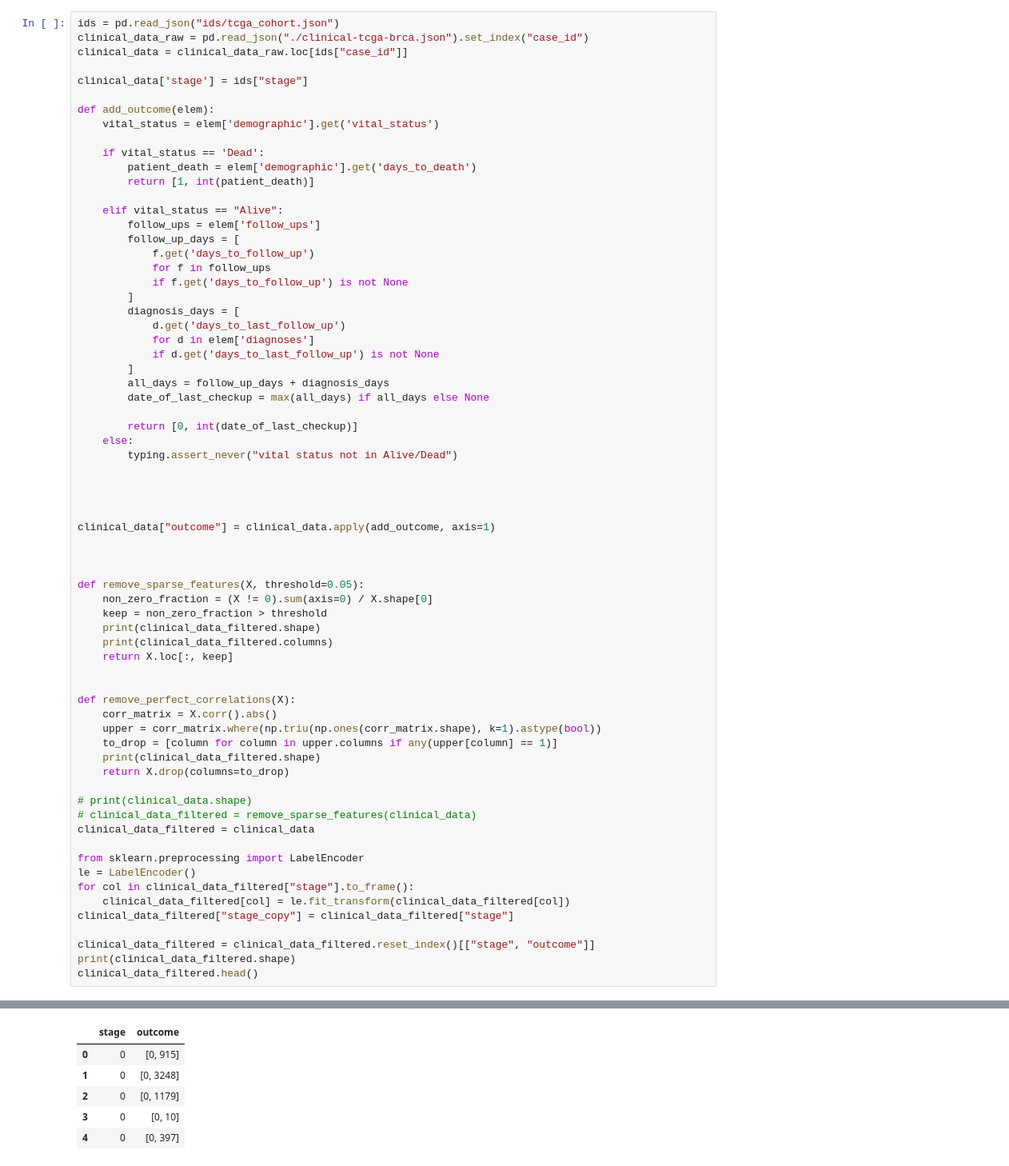
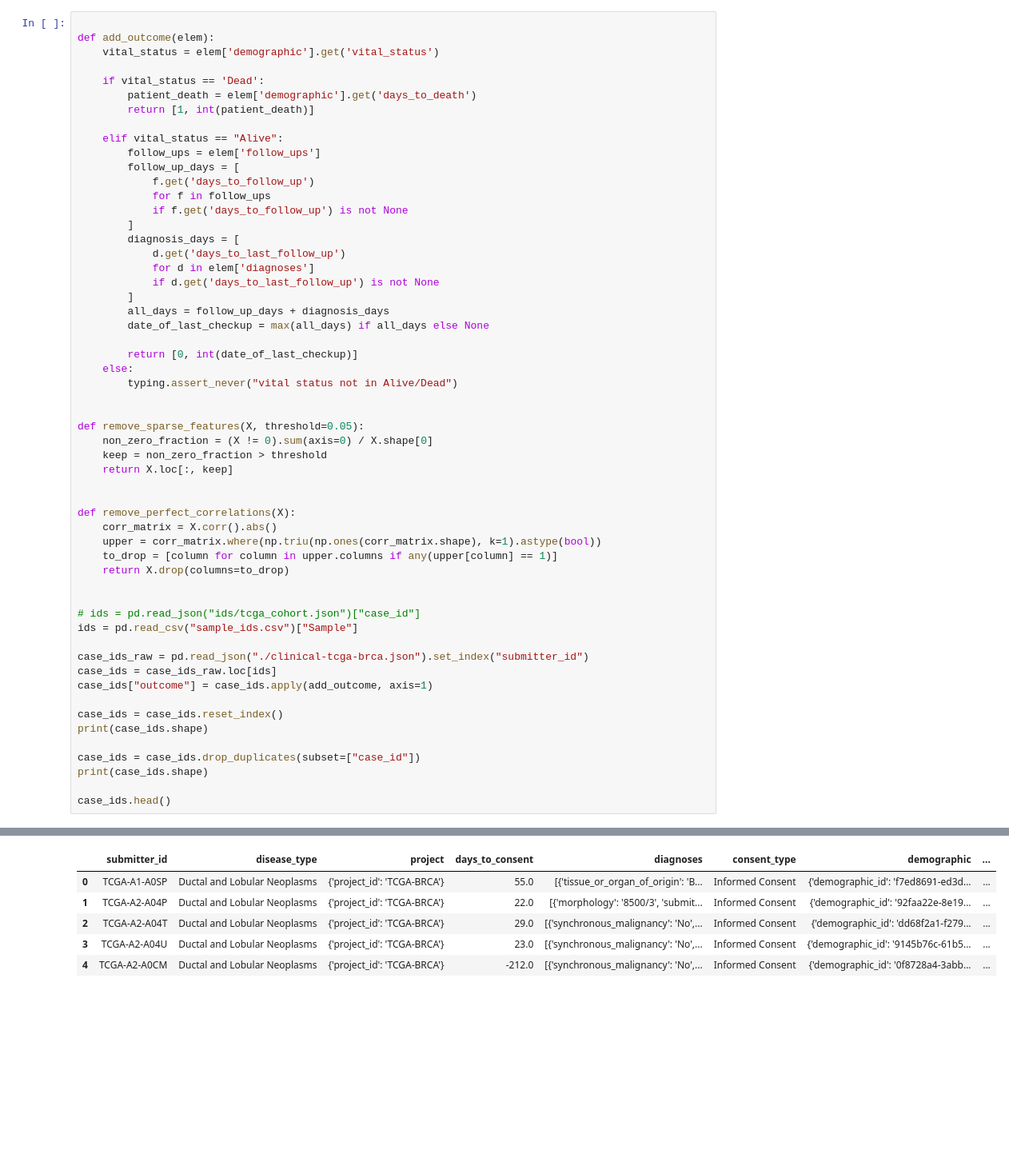
Before and after one commit to DIvkov575/calgb, a Jupyter notebook: cox_dna.ipynb, the cells around one changed output, grey strips where cells are left out. Shown at 80% size. Saved outputs shown, nothing was run; the diff lists cells and outputs as text; blank space fills up the shorter version.

```diff
--- a/cox_dna.ipynb
+++ b/cox_dna.ipynb
@@ -8,11 +10,6 @@ import numpy as np
 
 root = pathlib.Path("/data/rbg/shared/datasets/TCGA/")
 # %%
-ids = pd.read_json("ids/tcga_cohort.json")
-clinical_data_raw = pd.read_json("./clinical-tcga-brca.json").set_index("case_id")
-clinical_data = clinical_data_raw.loc[ids["case_id"]]
-
-clinical_data['stage'] = ids["stage"]
 
 def add_outcome(elem):
     vital_status = elem['demographic'].get('vital_status')
@@ -41,17 +38,9 @@ def add_outcome(elem):
         typing.assert_never("vital status not in Alive/Dead")
 
 
-
-
-clinical_data["outcome"] = clinical_data.apply(add_outcome, axis=1)
-
-
-
 def remove_sparse_features(X, threshold=0.05):
     non_zero_fraction = (X != 0).sum(axis=0) / X.shape[0]
     keep = non_zero_fraction > threshold
-    print(clinical_data_filtered.shape)
-    print(clinical_data_filtered.columns)
     return X.loc[:, keep]
 
 
@@ -59,20 +48,21 @@ def remove_perfect_correlations(X):
     corr_matrix = X.corr().abs()
     upper = corr_matrix.where(np.triu(np.ones(corr_matrix.shape), k=1).astype(bool))
     to_drop = [column for column in upper.columns if any(upper[column] == 1)]
-    print(clinical_data_filtered.shape)
     return X.drop(columns=to_drop)
 
-# print(clinical_data.shape)
-# clinical_data_filtered = remove_sparse_features(clinical_data)
-clinical_data_filtered = clinical_data
 
-from sklearn.preprocessing import LabelEncoder
-le = LabelEncoder()
-for col in clinical_data_filtered["stage"].to_frame():
-    clinical_data_filtered[col] = le.fit_transform(clinical_data_filtered[col])
-clinical_data_filtered["stage_copy"] = clinical_data_filtered["stage"]
+# ids = pd.read_json("ids/tcga_cohort.json")["case_id"]
+ids = pd.read_csv("sample_ids.csv")["Sample"]
 
-clinical_data_filtered = clinical_data_filtered.reset_index()[["stage", "outcome"]]
-print(clinical_data_filtered.shape)
-clinical_data_filtered.head()
+case_ids_raw = pd.read_json("./clinical-tcga-brca.json").set_index("submitter_id")
+case_ids = case_ids_raw.loc[ids]
+case_ids["outcome"] = case_ids.apply(add_outcome, axis=1)
+
+case_ids = case_ids.reset_index()
+print(case_ids.shape)
+
+case_ids = case_ids.drop_duplicates(subset=["case_id"])
+print(case_ids.shape)
+
+case_ids.head()
 # %% [output]
@@ -80,6 +71,6 @@ clinical_data_filtered.head()
-|  | stage | outcome |
-| 0 | 0 | [0, 915] |
-| 1 | 0 | [0, 3248] |
-| 2 | 0 | [0, 1179] |
-| 3 | 0 | [0, 10] |
-| 4 | 0 | [0, 397] |
+|  | submitter_id | disease_type | project | days_to_consent | diagnoses | consent_type | demographic | ... |
+| 0 | TCGA-A1-A0SP | Ductal and Lobular Neoplasms | {'project_id': 'TCGA-BRCA'} | 55.0 | [{'tissue_or_organ_of_origin': 'B... | Informed Consent | {'demographic_id': 'f7ed8691-ed3d... | ... |
+| 1 | TCGA-A2-A04P | Ductal and Lobular Neoplasms | {'project_id': 'TCGA-BRCA'} | 22.0 | [{'morphology': '8500/3', 'submit... | Informed Consent | {'demographic_id': '92faa22e-8e19... | ... |
+| 2 | TCGA-A2-A04T | Ductal and Lobular Neoplasms | {'project_id': 'TCGA-BRCA'} | 29.0 | [{'synchronous_malignancy': 'No',... | Informed Consent | {'demographic_id': 'dd68f2a1-f279... | ... |
+| 3 | TCGA-A2-A04U | Ductal and Lobular Neoplasms | {'project_id': 'TCGA-BRCA'} | 23.0 | [{'synchronous_malignancy': 'No',... | Informed Consent | {'demographic_id': '9145b76c-61b5... | ... |
+| 4 | TCGA-A2-A0CM | Ductal and Lobular Neoplasms | {'project_id': 'TCGA-BRCA'} | -212.0 | [{'synchronous_malignancy': 'No',... | Informed Consent | {'demographic_id': '0f8728a4-3abb... | ... |
```
Also changed, not shown: parts of 10 cells of this notebook, 5 other files.
